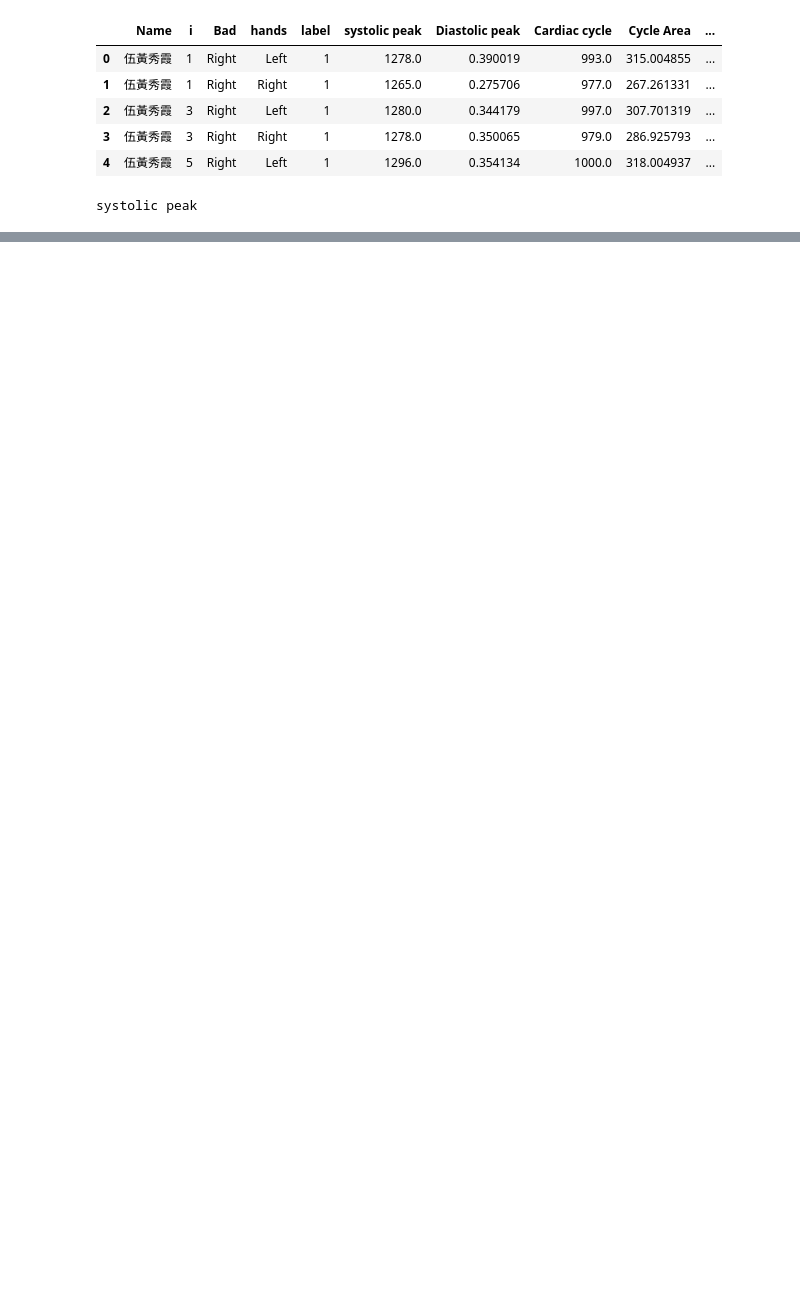
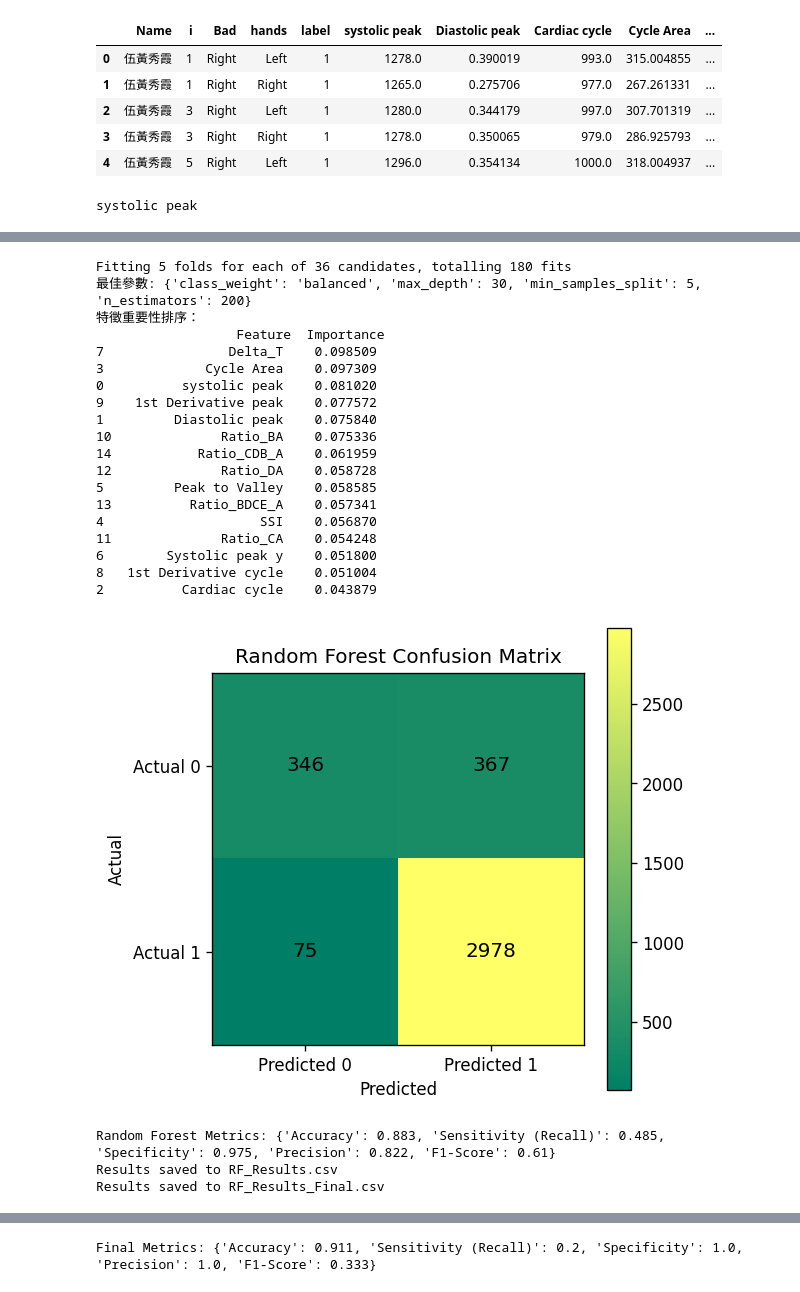
Before and after one commit to m11217045/PPG, a Jupyter notebook: Classfication.ipynb, the cells around one changed output, grey strips where cells are left out. Drawn from its saved outputs; the diff is of its cells as text; code cells hidden in the pictures; blank space fills up the shorter version.

```diff
--- a/Classfication.ipynb
+++ b/Classfication.ipynb
@@ -224,0 +245,61 @@ F1-Score: 0.3529
+# %%
+# 定義 Random Forest 模型
+def train_rf(X_train, y_train, X_test, y_test):
+    param_grid = {
+        'n_estimators': [50, 100, 200],
+        'max_depth': [None, 10, 20, 30],
+        'min_samples_split': [2, 5, 10],
+        'class_weight': ['balanced']
+    }
+
+    rf_grid_search = GridSearchCV(RandomForestClassifier(), param_grid, cv=5, scoring='accuracy', n_jobs=-1, verbose=1)
+    rf_grid_search.fit(X_train, y_train)
+
+    best_model = rf_grid_search.best_estimator_
+    best_params = rf_grid_search.best_params_
+    y_pred = best_model.predict(X_test)
+    conf_matrix = confusion_matrix(y_test, y_pred)
+    metrics = calculate_metrics(conf_matrix)
+
+        # 特徵重要性 - Random Forest 原生支援
+    feature_importance = best_model.feature_importances_
+    feature_importance_df = pd.DataFrame({
+        'Feature': X.columns,
+        'Importance': feature_importance
+    }).sort_values(by='Importance', ascending=False)
+
+    print("最佳參數:", best_params)
+    print("特徵重要性排序：\n", feature_importance_df)
+
+    return best_model, metrics, conf_matrix, y_pred
+
+# Random Forest
+rf_model, rf_metrics, rf_conf_matrix, rf_y_pred = train_rf(X_train, y_train, X_test, y_test)
+plot_confusion_matrix(rf_conf_matrix, title='Random Forest Confusion Matrix')
+print("Random Forest Metrics:", rf_metrics)
+save_results_to_csv('RF_Results', info_test, y_test, rf_y_pred)
+# 輸出結果
+# %% [output]
+Fitting 5 folds for each of 36 candidates, totalling 180 fits
+最佳參數: {'class_weight': 'balanced', 'max_depth': 30, 'min_samples_split': 5, 'n_estimators': 200}
+特徵重要性排序：
+                  Feature  Importance
+7                Delta_T    0.098509
+3             Cycle Area    0.097309
+0          systolic peak    0.081020
+9    1st Derivative peak    0.077572
+1         Diastolic peak    0.075840
+10              Ratio_BA    0.075336
+14           Ratio_CDB_A    0.061959
+12              Ratio_DA    0.058728
+5         Peak to Valley    0.058585
+13          Ratio_BDCE_A    0.057341
+4                    SSI    0.056870
+11              Ratio_CA    0.054248
+6        Systolic peak y    0.051800
+8   1st Derivative cycle    0.051004
+2          Cardiac cycle    0.043879
+[figure, added]
+Random Forest Metrics: {'Accuracy': 0.883, 'Sensitivity (Recall)': 0.485, 'Specificity': 0.975, 'Precision': 0.822, 'F1-Score': 0.61}
+Results saved to RF_Results.csv
+Results saved to RF_Results_Final.csv
@@ -224,0 +307 @@ F1-Score: 0.3529
+Final Metrics: {'Accuracy': 0.911, 'Sensitivity (Recall)': 0.2, 'Specificity': 1.0, 'Precision': 1.0, 'F1-Score': 0.333}
```
Also changed, not shown: parts of 13 cells of this notebook, 3 other files.
